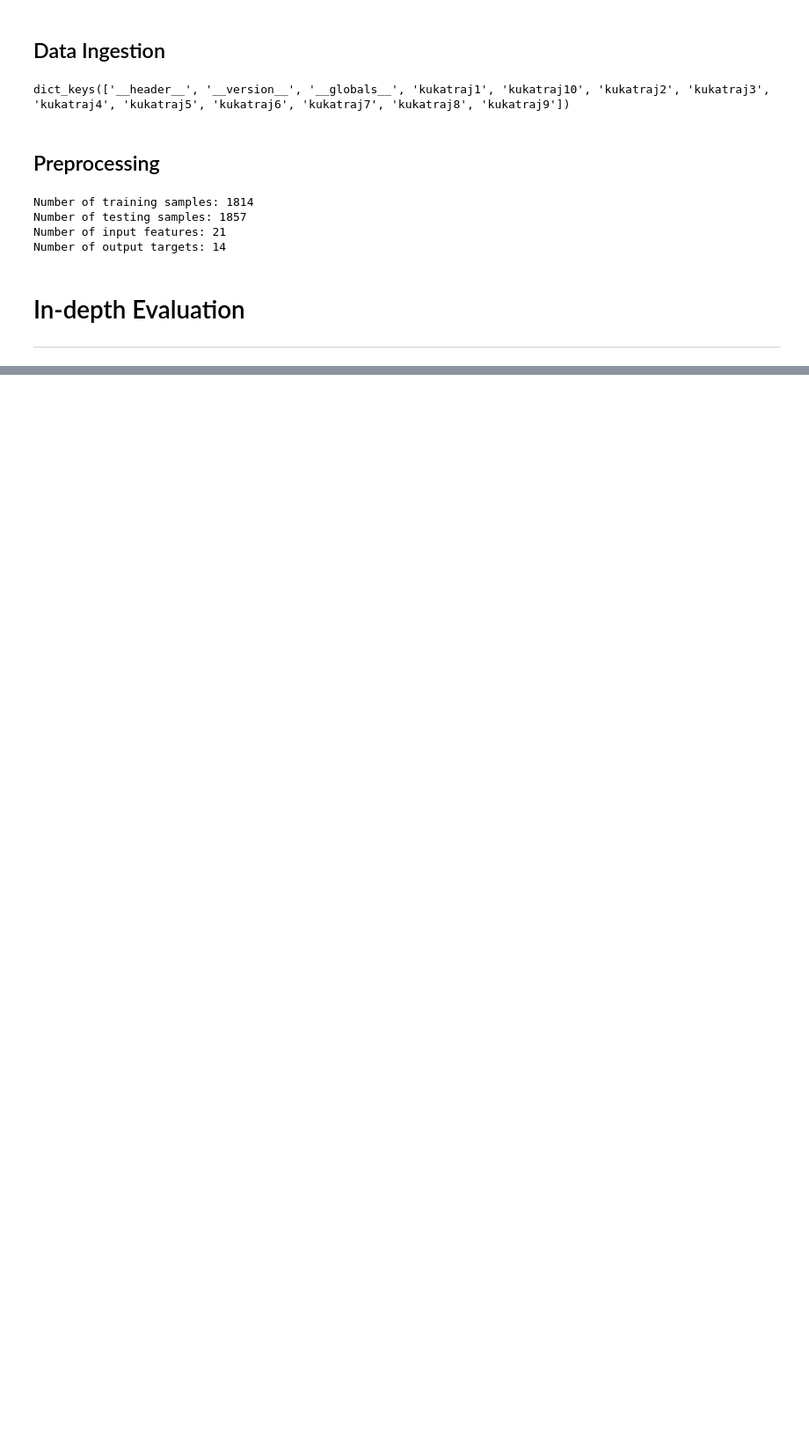
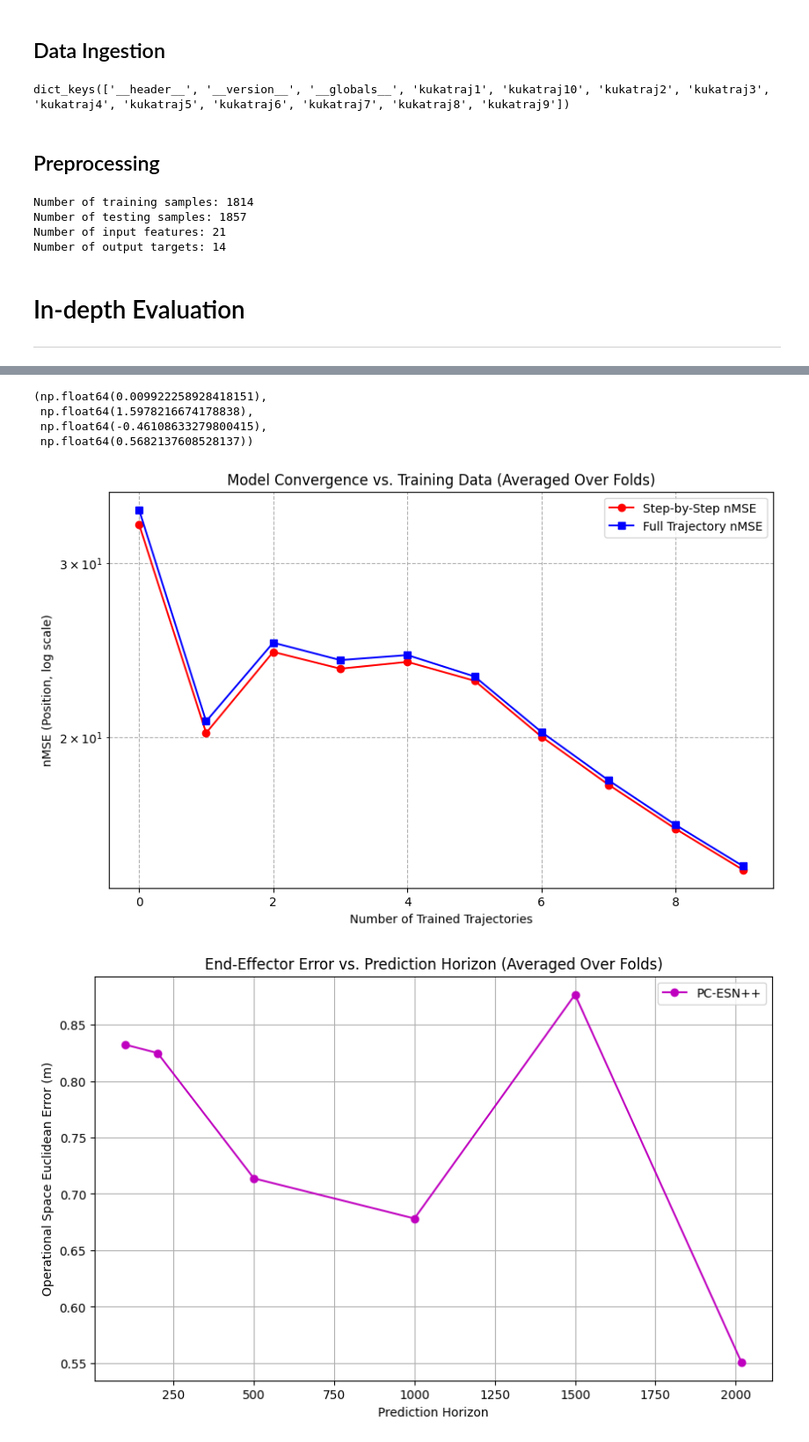
Before and after one commit to orestasdulinskas/dissertation_project, a Jupyter notebook: notebooks/pc_esp_implementation.ipynb, the cells around one changed output, grey strips where cells are left out. Shown: that part at 88% size. Drawn from its saved outputs; the diff is of its cells as text; code cells hidden in the pictures; blank space fills up the shorter version.

```diff
--- a/notebooks/pc_esp_implementation.ipynb
+++ b/notebooks/pc_esp_implementation.ipynb
@@ -239,0 +259,44 @@ plt.show()
+# %%
+# --- Plot 1: Convergence Plot (Replicating Paper's Fig. 5) ---
+fig1, ax1 = plt.subplots(figsize=(10, 6))
+num_trajectories = np.arange(1, len(results_df) + 1)
+ax1.plot(results_df['sbs_pos_nmse'].expanding().mean(), 'r-o', label='Step-by-Step nMSE')
+ax1.plot(results_df['full_pos_nmse'].expanding().mean(), 'b-s', label='Full Trajectory nMSE')
+ax1.set_yscale('log'); ax1.set_xlabel('Number of Trained Trajectories'); ax1.set_ylabel('nMSE (Position, log scale)')
+ax1.set_title('Model Convergence vs. Training Data (Averaged Over Folds)'); ax1.legend(); ax1.grid(True, which="both", ls="--")
+
+# --- Plot 2: Operational Space Error vs. Horizon (Replicating Paper's Fig. 6) ---
+fig2, ax2 = plt.subplots(figsize=(10, 6))
+horizon_cols = [f'full_euclid_err_h{h}' for h in horizons if f'full_euclid_err_h{h}' in results_df.columns]
+
+mean_op_errors = results_df[horizon_cols].mean()
+ax2.plot(horizons, mean_op_errors.values, 'm-o', label='PC-ESN++')
+ax2.set_xlabel('Prediction Horizon'); ax2.set_ylabel('Operational Space Euclidean Error (m)')
+ax2.set_title('End-Effector Error vs. Prediction Horizon (Averaged Over Folds)'); ax2.legend(); ax2.grid(True)
+
+# --- Plot 3: All Joints Full Trajectory Prediction ---
+fig3, axs3 = plt.subplots(4, 2, figsize=(15, 12), sharex=True)
+fig3.suptitle('Full Trajectory Prediction vs. Ground Truth for All Joints (Last Fold)', fontsize=16)
+axs3 = axs3.ravel()
+for i in range(7):
+    axs3[i].plot(last_fold_preds['true'][:, i], 'b-', label='Ground Truth')
+    axs3[i].plot(last_fold_preds['full'][:, i], 'g--', label='Prediction')
+    axs3[i].set_title(f'Joint {i+1}'); axs3[i].set_ylabel('Position'); axs3[i].grid(True); axs3[i].legend()
+axs3[-1].set_visible(False)
+plt.tight_layout(rect=[0, 0, 1, 0.96]);
+
+# --- Plot 4: Phase Portrait for a Sample Joint (SAFEGUARD ADDED) ---
+fig4, ax4 = plt.subplots(figsize=(8, 8))
+joint_to_plot = 0
+
+ax4.plot(last_fold_preds['true'][:, joint_to_plot], last_fold_preds['true'][:, joint_to_plot + 7], 'b-', label='Ground Truth')
+ax4.plot(last_fold_preds['full'][:, joint_to_plot], last_fold_preds['full'][:, joint_to_plot + 7], 'g--', label='Prediction')
+ax4.set_xlabel(f'Joint {joint_to_plot+1} Position (rad)'); ax4.set_ylabel(f'Joint {joint_to_plot+1} Velocity (rad/s)')
+ax4.set_title(f'Phase Portrait for Joint {joint_to_plot+1}'); ax4.legend(); ax4.grid(True); ax4.axis('equal')
+# %% [output]
+(np.float64(0.009922258928418151),
+ np.float64(1.5978216674178838),
+ np.float64(-0.46108633279800415),
+ np.float64(0.5682137608528137))
+[figure, added]
+[figure, added]
```
Also changed, not shown: parts of 8 cells of this notebook, 1 other file.
